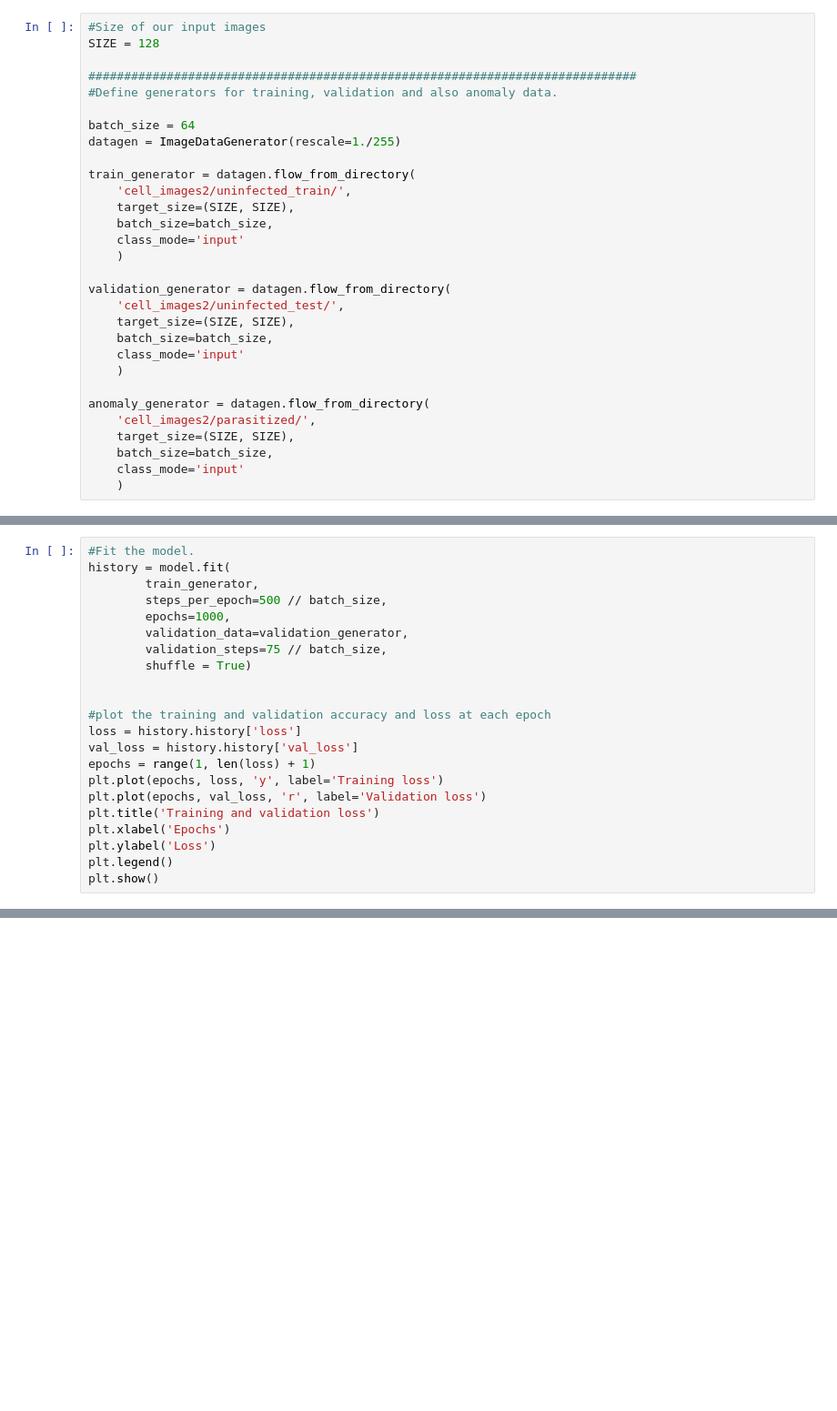
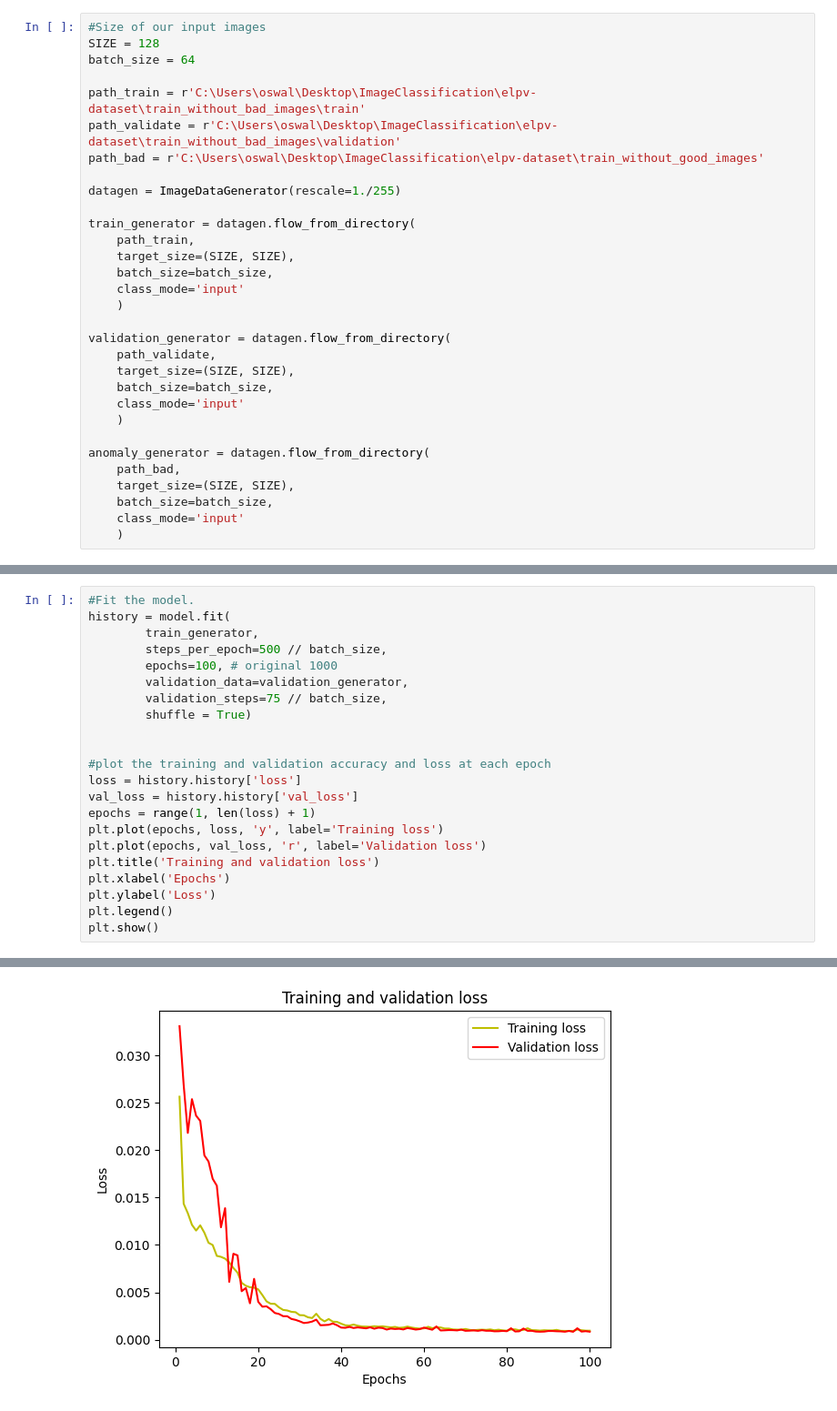
Before and after one commit to 0ssiwald/ImageClassification, a Jupyter notebook: tensorflow/tf_autoencoder_with_pooling.ipynb, the cells around one changed output, grey strips where cells are left out. Shown at 91% size. Drawn from its saved outputs; the diff is of its cells as text; blank space fills up the shorter version.

```diff
--- a/tensorflow/tf_autoencoder_with_pooling.ipynb
+++ b/tensorflow/tf_autoencoder_with_pooling.ipynb
@@ -16,29 +14,30 @@ FileNotFoundError: [WinError 3] The system cannot find the path specified: 'cell
 # %%
 #Size of our input images
 SIZE = 128
+batch_size = 64
 
-#############################################################################
-#Define generators for training, validation and also anomaly data.
+path_train = r'C:\Users\oswal\Desktop\ImageClassification\elpv-dataset\train_without_bad_images\train'
+path_validate = r'C:\Users\oswal\Desktop\ImageClassification\elpv-dataset\train_without_bad_images\validation'
+path_bad = r'C:\Users\oswal\Desktop\ImageClassification\elpv-dataset\train_without_good_images'
 
-batch_size = 64
 datagen = ImageDataGenerator(rescale=1./255)
 
 train_generator = datagen.flow_from_directory(
-    'cell_images2/uninfected_train/',
+    path_train,
     target_size=(SIZE, SIZE),
     batch_size=batch_size,
     class_mode='input'
     )
 
 validation_generator = datagen.flow_from_directory(
-    'cell_images2/uninfected_test/',
+    path_validate,
     target_size=(SIZE, SIZE),
     batch_size=batch_size,
     class_mode='input'
     )
 
 anomaly_generator = datagen.flow_from_directory(
-    'cell_images2/parasitized/',
+    path_bad,
     target_size=(SIZE, SIZE),
     batch_size=batch_size,
     class_mode='input'
@@ -74,7 +77,7 @@ model.summary()
 history = model.fit(
         train_generator,
         steps_per_epoch=500 // batch_size,
-        epochs=1000,
+        epochs=100, # original 1000
         validation_data=validation_generator,
         validation_steps=75 // batch_size,
         shuffle = True)
@@ -91,3 +94,4 @@ plt.xlabel('Epochs')
 plt.ylabel('Loss')
 plt.legend()
 plt.show()
+# %% [output]
@@ -94 +115,2 @@ plt.show()
+[figure, added]
 # %%
```
Also changed, not shown: parts of 10 cells of this notebook, 1 other file.
